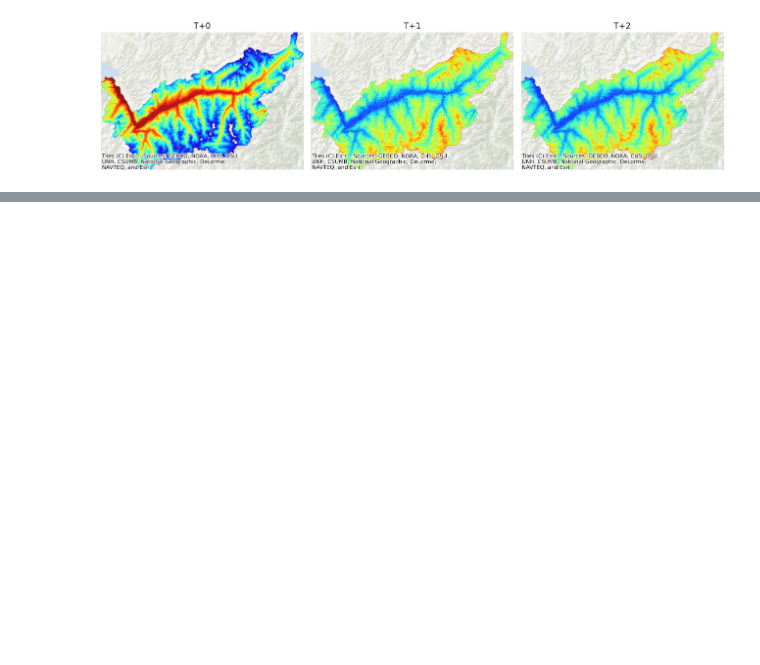
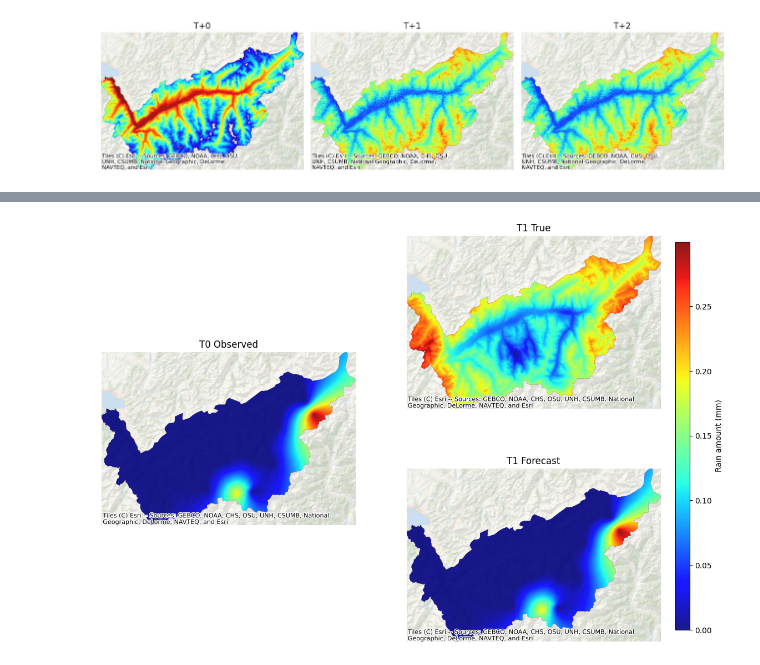
Before and after one commit to Elwin-Freudiger/MeteoThesis, a Jupyter notebook: model_testing/ts_keras.ipynb, the cells around one changed output, grey strips where cells are left out. Cells and saved outputs as stored; diff of their text form; code cells hidden in the pictures; blank space fills up the shorter version.

```diff
--- a/model_testing/ts_keras.ipynb
+++ b/model_testing/ts_keras.ipynb
@@ -1599,0 +1665,16 @@ plt.show()
+# %%
+threshold = 30.0  # example: total rain across all stations > 5mm at t+0
+
+# Compute total precip at each timestep
+precip_sums = df_test[[col for col in df_test.columns if col.startswith("precip_")]].sum(axis=1)
+
+# Only use rows that come after a full input window
+valid_range = np.arange(HIST_LEN, len(df_test) - HORIZON)
+
+# Filter indices where sum exceeds threshold
+valid_idxs = [i - HIST_LEN for i in valid_range if precip_sums.iloc[i] > threshold]
+
+# Choose one at random
+start_idx_good = np.random.choice(valid_idxs)
+
+print(f"Selected start index: {start_idx_good} (t+0 precip sum = {precip_sums.iloc[start_idx_good + HIST_LEN]:.2f})")
@@ -1599,0 +1923,58 @@ plt.show()
+# %%
+import matplotlib.pyplot as plt
+import contextily as cx
+import xyzservices.providers as xyz
+
+fig = plt.figure(figsize=(13, 10))
+gs = fig.add_gridspec(2, 2, width_ratios=[1, 1])
+
+# First column: single large plot vertically centered
+ax0 = fig.add_subplot(gs[:,0])
+im0 = ax0.imshow(
+    grid_dict["T1_true"],
+    cmap='jet',
+    extent=[bounds.left, bounds.right, bounds.bottom, bounds.top],
+    origin='upper',
+    alpha=0.9,
+    zorder=3,
+)
+cx.add_basemap(ax0, source=xyz.Esri.OceanBasemap, crs="EPSG:2056")
+ax0.set_title("T0 Observed", fontsize=12)
+ax0.set_axis_off()
+
+# Second column top: T1 true
+ax1 = fig.add_subplot(gs[0,1])
+im1 = ax1.imshow(
+    grid_dict["T1_forecast"],
+    cmap='jet',
+    extent=[bounds.left, bounds.right, bounds.bottom, bounds.top],
+    origin='upper',
+    alpha=0.9,
+    zorder=3,
+)
+cx.add_basemap(ax1, source=xyz.Esri.OceanBasemap, crs="EPSG:2056")
+ax1.set_title("T1 True", fontsize=12)
+ax1.set_axis_off()
+
+# Second column bottom: T1 forecast
+ax2 = fig.add_subplot(gs[1,1])
+im2 = ax2.imshow(
+    grid_dict["T1_true"],
+    cmap='jet',
+    extent=[bounds.left, bounds.right, bounds.bottom, bounds.top],
+    origin='upper',
+    alpha=0.9,
+    zorder=3,
+)
+cx.add_basemap(ax2, source=xyz.Esri.OceanBasemap, crs="EPSG:2056")
+ax2.set_title("T1 Forecast", fontsize=12)
+ax2.set_axis_off()
+
+# Add a single colorbar shared across all
+cbar_ax = fig.add_axes([0.92, 0.15, 0.02, 0.7])  # [left, bottom, width, height]
+cbar = fig.colorbar(im2, cax=cbar_ax)
+cbar.set_label("Rain amount (mm)")
+
+plt.show()
+# %% [output]
+[figure, added]
```
Also changed, not shown: parts of 12 cells of this notebook, 6 other files.
